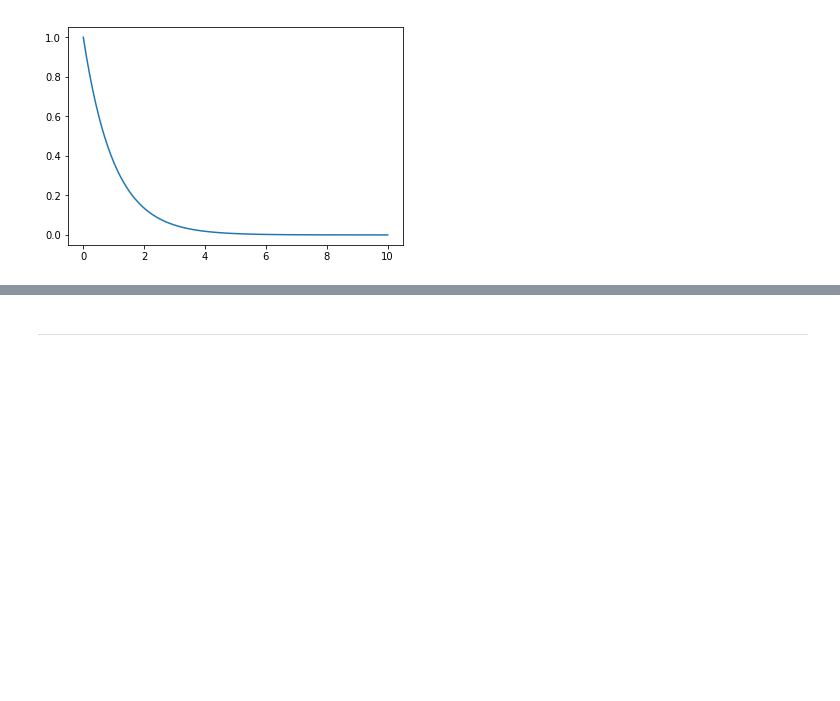
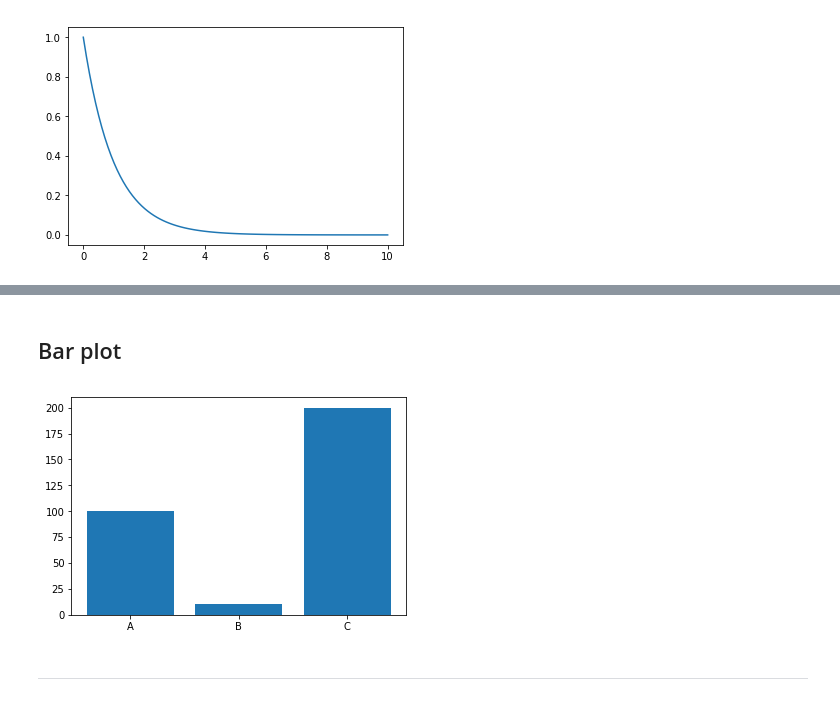
Before and after one commit to lucabenedetto/2019-ai-for-security, a Jupyter notebook: cheatsheets/matplotlib.ipynb, the cells around one changed output, grey strips where cells are left out. Drawn from its saved outputs; the diff is of its cells as text; code cells hidden in the pictures; blank space fills up the shorter version.

```diff
--- a/cheatsheets/matplotlib.ipynb
+++ b/cheatsheets/matplotlib.ipynb
@@ -55,3 +64,15 @@ plt.show()
+# %% [markdown]
+## Bar plot
+# %%
+# create data
+a = ['A', 'B', 'C']
+b = [100, 10, 200]
+
+# perform the visualization
+plt.bar(a, b)
+plt.show()
+# %% [output]
+[figure, added]
 # %% [markdown]
 ---
 # %% [markdown]
```
Also changed, not shown: parts of 6 cells of this notebook.
